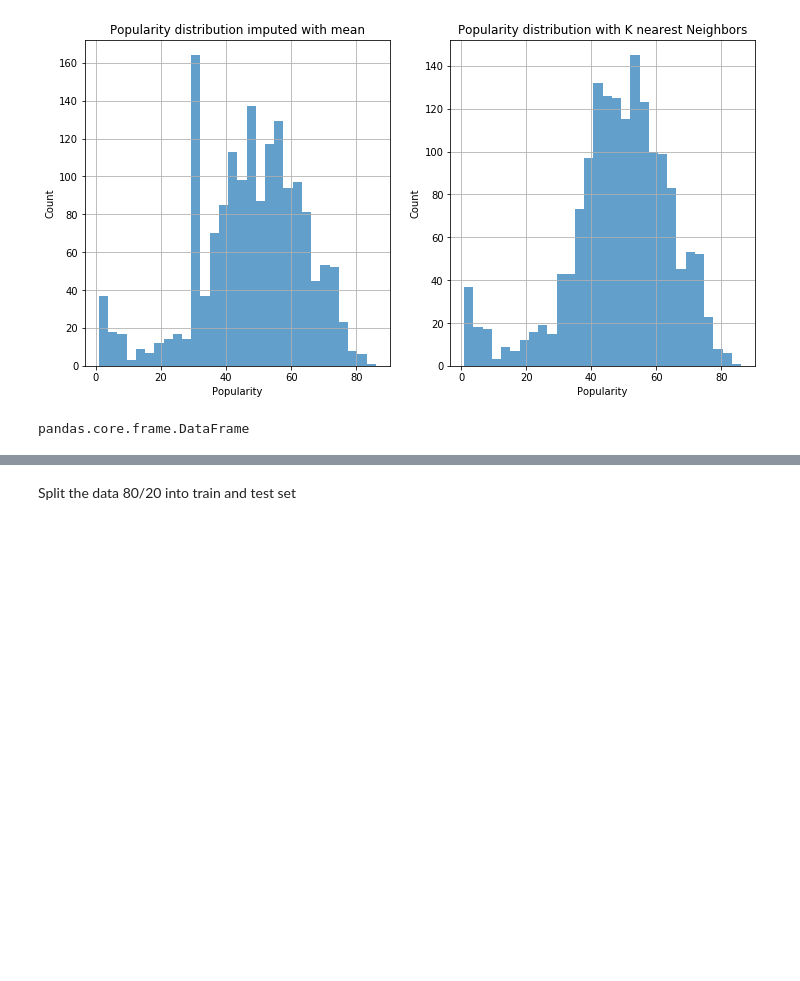
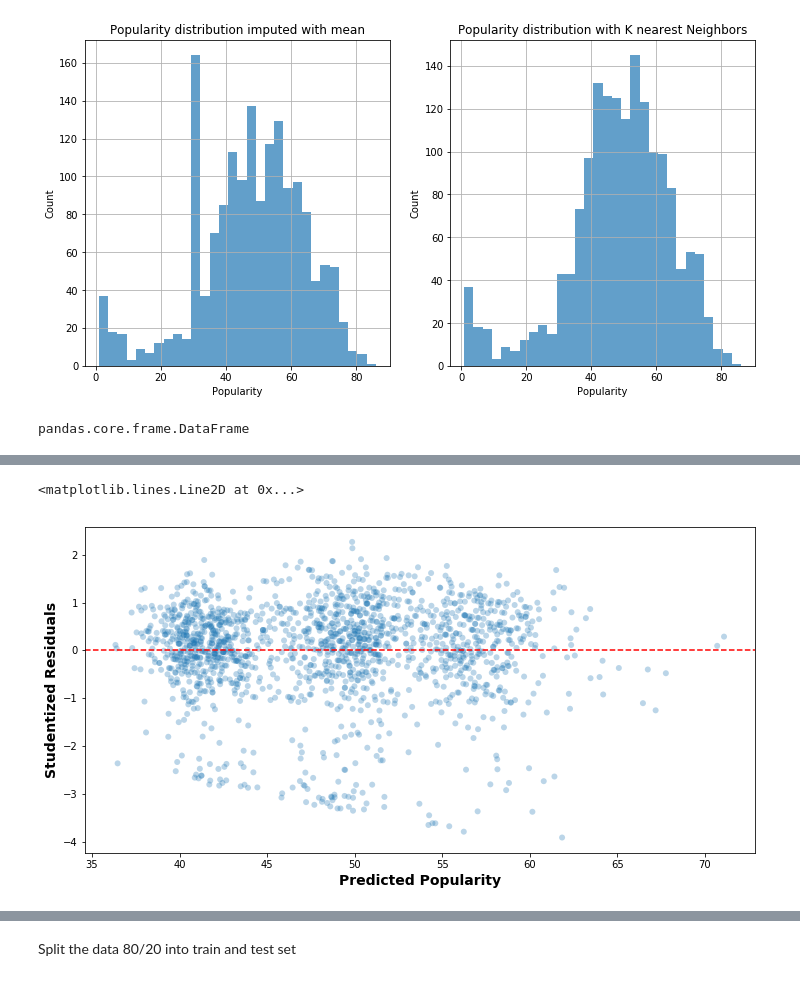
Before and after one commit to evanhosmer/Spotify_case_study, a Jupyter notebook: notebooks/Spotify.ipynb, the cells around one changed output, grey strips where cells are left out. Drawn from its saved outputs; the diff is of its cells as text; code cells hidden in the pictures; blank space fills up the shorter version.

```diff
--- a/notebooks/Spotify.ipynb
+++ b/notebooks/Spotify.ipynb
@@ -519,0 +547,12 @@ pandas.core.frame.DataFrame
+# %%
+fig = plt.figure(figsize = (12,6))
+ax1 = fig.add_subplot(111)
+
+student_resid = mod.outlier_test()['student_resid']
+ax1.scatter(mod.fittedvalues, student_resid, edgecolor='none', alpha=.3)
+ax1.set_xlabel('Predicted Popularity', fontsize=14, fontweight='bold')
+ax1.set_ylabel('Studentized Residuals', fontsize=14, fontweight='bold')
+ax1.axhline(0, color='r', linestyle='--')
+# %% [output]
+<matplotlib.lines.Line2D at 0x...>
+[figure, added]
```
Also changed, not shown: parts of 4 cells of this notebook, 2 other files.
